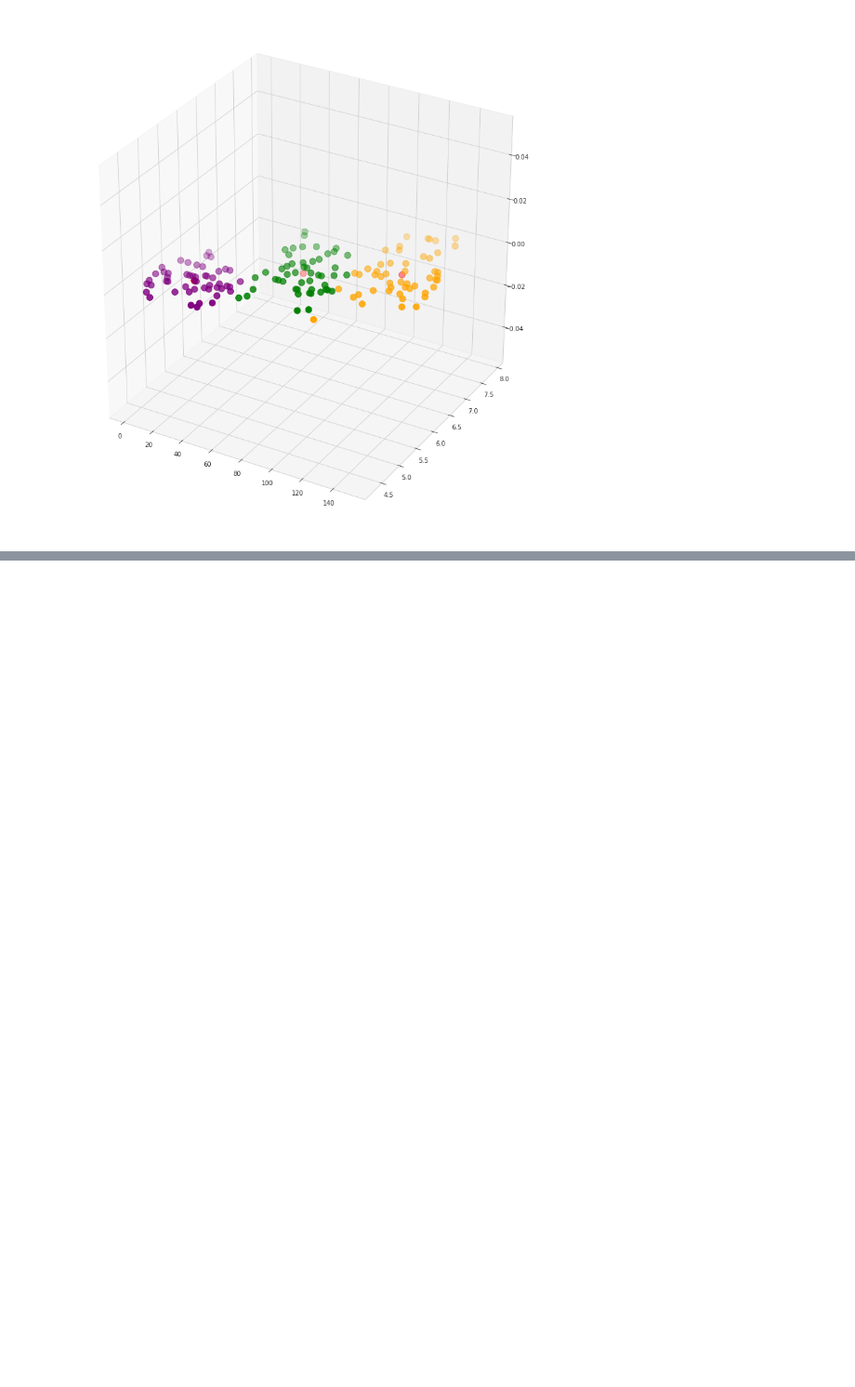
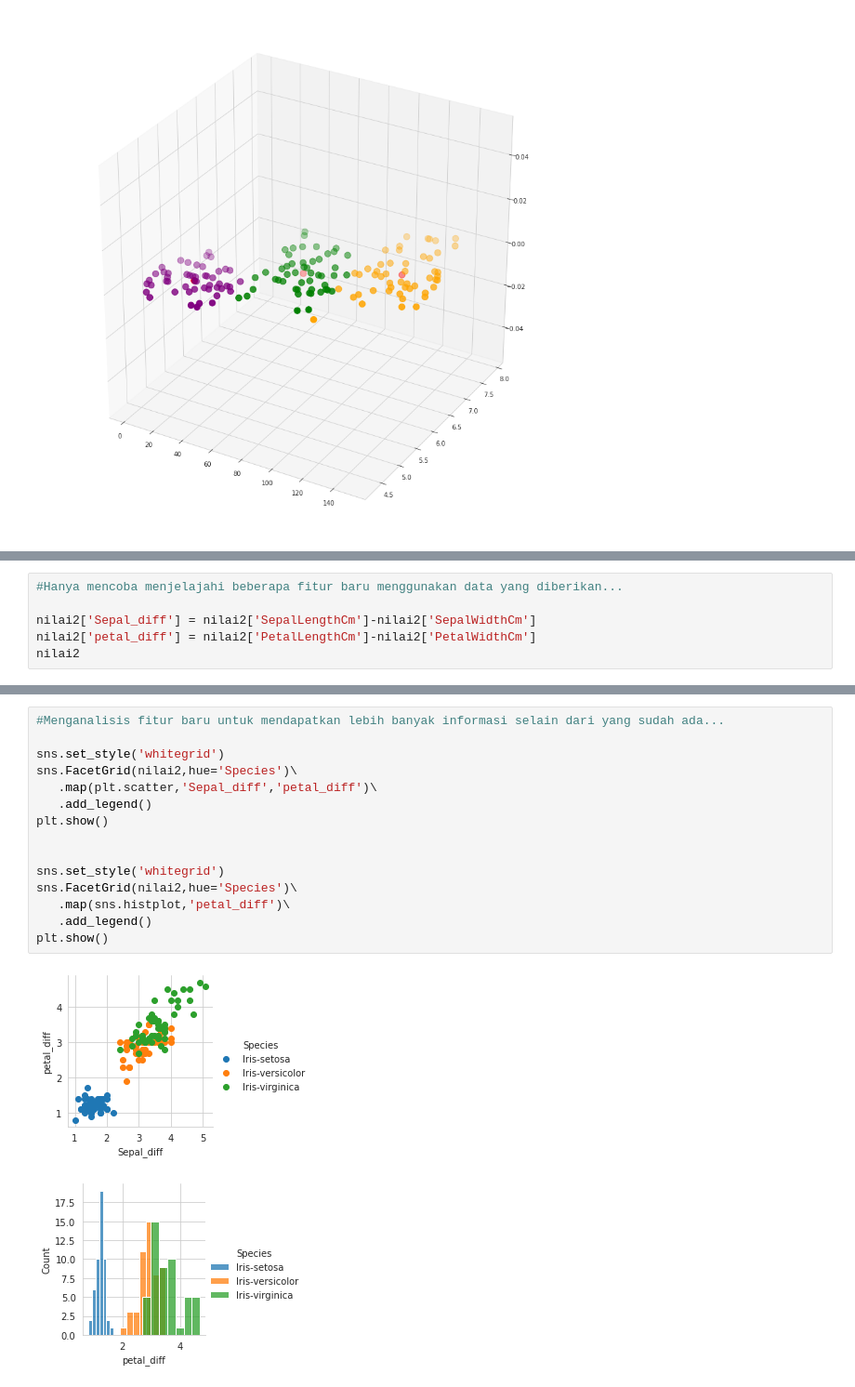
Before and after one commit to ZuniAmandaDewi/datamining, a Jupyter notebook: _sources/tugas_pendat/Tugas.ipynb, the cells around one changed output, grey strips where cells are left out. Shown at 93% size. Drawn from its saved outputs; the diff is of its cells as text; blank space fills up the shorter version.

```diff
--- a/_sources/tugas_pendat/Tugas.ipynb
+++ b/_sources/tugas_pendat/Tugas.ipynb
@@ -777,0 +831,6 @@ plt.show()
+# %%
+#Hanya mencoba menjelajahi beberapa fitur baru menggunakan data yang diberikan...
+
+nilai2['Sepal_diff'] = nilai2['SepalLengthCm']-nilai2['SepalWidthCm']
+nilai2['petal_diff'] = nilai2['PetalLengthCm']-nilai2['PetalWidthCm']
+nilai2
@@ -777,0 +851,18 @@ plt.show()
+# %%
+#Menganalisis fitur baru untuk mendapatkan lebih banyak informasi selain dari yang sudah ada...
+
+sns.set_style('whitegrid')
+sns.FacetGrid(nilai2,hue='Species')\
+   .map(plt.scatter,'Sepal_diff','petal_diff')\
+   .add_legend()
+plt.show()
+
+
+sns.set_style('whitegrid')
+sns.FacetGrid(nilai2,hue='Species')\
+   .map(sns.histplot,'petal_diff')\
+   .add_legend()
+plt.show()
+# %% [output]
+[figure, added]
+[figure, added]
```
Also changed, not shown: parts of 52 cells of this notebook, 35 other files.
